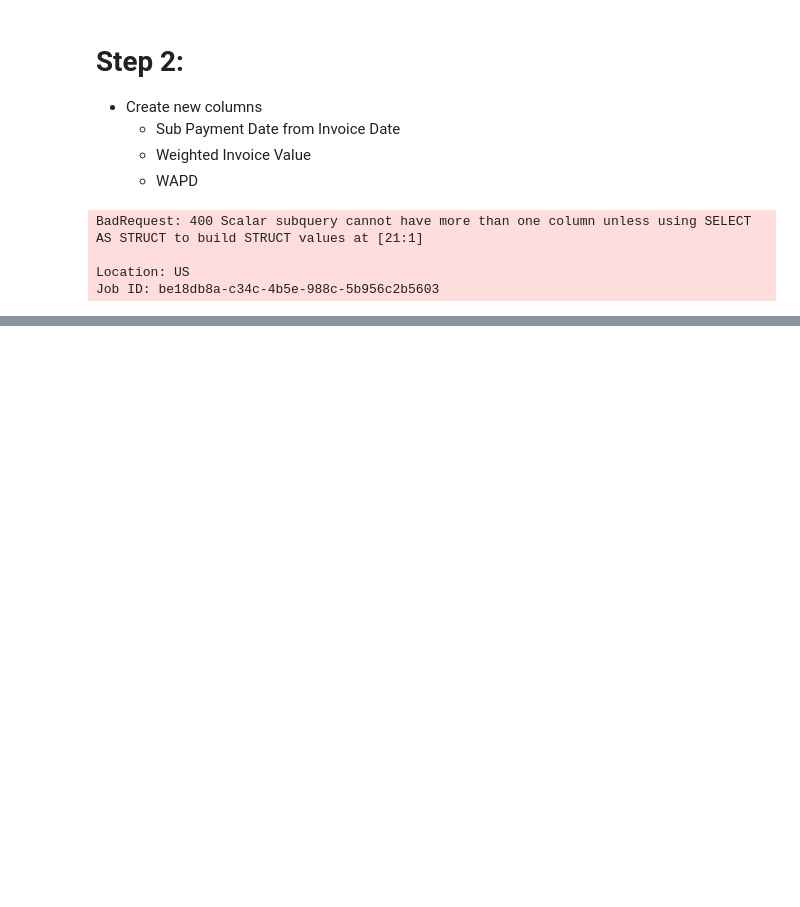
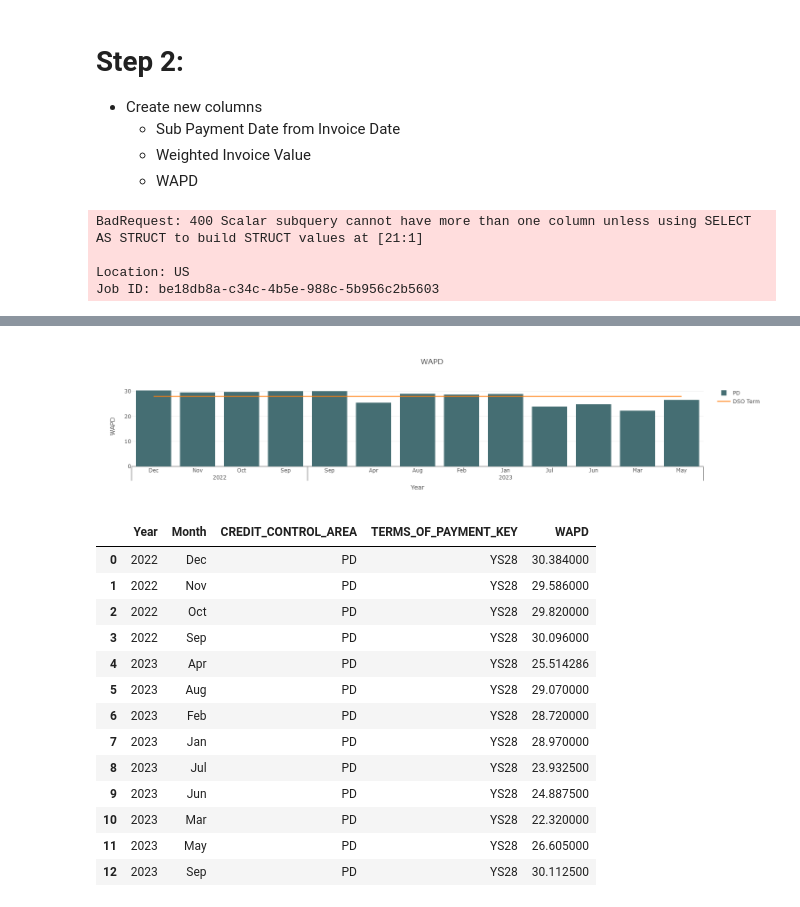
Before and after one commit to cah-madison-johnson/treasure_chest, a Jupyter notebook: WADTP/WAPD_SQL.ipynb, the cells around one changed output, grey strips where cells are left out. Cells and saved outputs as stored; diff of their text form; code cells hidden in the pictures; blank space fills up the shorter version.

```diff
--- a/WADTP/WAPD_SQL.ipynb
+++ b/WADTP/WAPD_SQL.ipynb
@@ -312,0 +498,3 @@ df_customer_sub_weight_90_WAPD.head()
+# %%
+bqclient = bigquery.Client()
+df_customer_Crystal= bqclient.query(query).to_dataframe()
@@ -312,0 +521,3 @@ df_customer_sub_weight_90_WAPD.head()
+# %%
+df_customer_Crystal['Payment_Month']=pd.to_datetime(df_customer_Crystal['Payment_Month'])
+df_customer_Crystal['Payment_Month'].dt.strftime('%b')
@@ -312,0 +537,20 @@ df_customer_sub_weight_90_WAPD.head()
+# %%
+def final_dataFram(toFix_df):
+    toFix_df['month'] = toFix_df['Payment_Month'].dt.strftime('%b')
+    toFix_df['year'] = toFix_df['Payment_Month'].dt.strftime('%Y')
+    df_final = pd.DataFrame({'Year': toFix_df.year,
+                   'Month': toFix_df.month,
+                   'CREDIT_CONTROL_AREA': toFix_df.CREDIT_CONTROL_AREA,
+                   'WAPD':toFix_df.Three_MONTH_AVG_WAPD,
+                    "TERMS_OF_PAYMENT_KEY":toFix_df.TERMS_OF_PAYMENT_KEY})
+    dfff = (
+        df_final
+        .filter(["Year", "Month","CREDIT_CONTROL_AREA","WAPD","TERMS_OF_PAYMENT_KEY"])
+        .groupby(['Year','Month','CREDIT_CONTROL_AREA',"TERMS_OF_PAYMENT_KEY"])
+        .agg({'WAPD' : ['mean']})
+        .sort_values(['Year',"Month","TERMS_OF_PAYMENT_KEY"])
+        .reset_index()
+    )
+    dfff.columns = ['Year','Month', 'CREDIT_CONTROL_AREA','TERMS_OF_PAYMENT_KEY',"WAPD"]
+    get_graph(dfff)
+    return dfff.head(65)
@@ -312,0 +592,18 @@ df_customer_sub_weight_90_WAPD.head()
+# %%
+final_dataFram(df_customer_Crystal)
+# %% [output]
+[figure, added]
+|  | Year | Month | CREDIT_CONTROL_AREA | TERMS_OF_PAYMENT_KEY | WAPD |
+| 0 | 2022 | Dec | PD | YS28 | 30.384000 |
+| 1 | 2022 | Nov | PD | YS28 | 29.586000 |
+| 2 | 2022 | Oct | PD | YS28 | 29.820000 |
+| 3 | 2022 | Sep | PD | YS28 | 30.096000 |
+| 4 | 2023 | Apr | PD | YS28 | 25.514286 |
+| 5 | 2023 | Aug | PD | YS28 | 29.070000 |
+| 6 | 2023 | Feb | PD | YS28 | 28.720000 |
+| 7 | 2023 | Jan | PD | YS28 | 28.970000 |
+| 8 | 2023 | Jul | PD | YS28 | 23.932500 |
+| 9 | 2023 | Jun | PD | YS28 | 24.887500 |
+| 10 | 2023 | Mar | PD | YS28 | 22.320000 |
+| 11 | 2023 | May | PD | YS28 | 26.605000 |
+| 12 | 2023 | Sep | PD | YS28 | 30.112500 |
```
Also changed, not shown: parts of 5 cells of this notebook, 2 other files.
